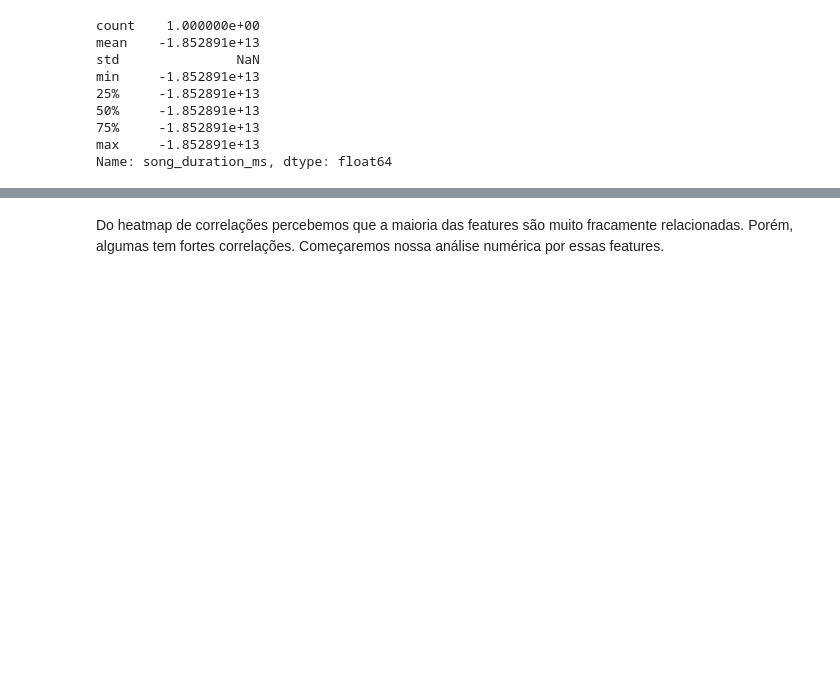
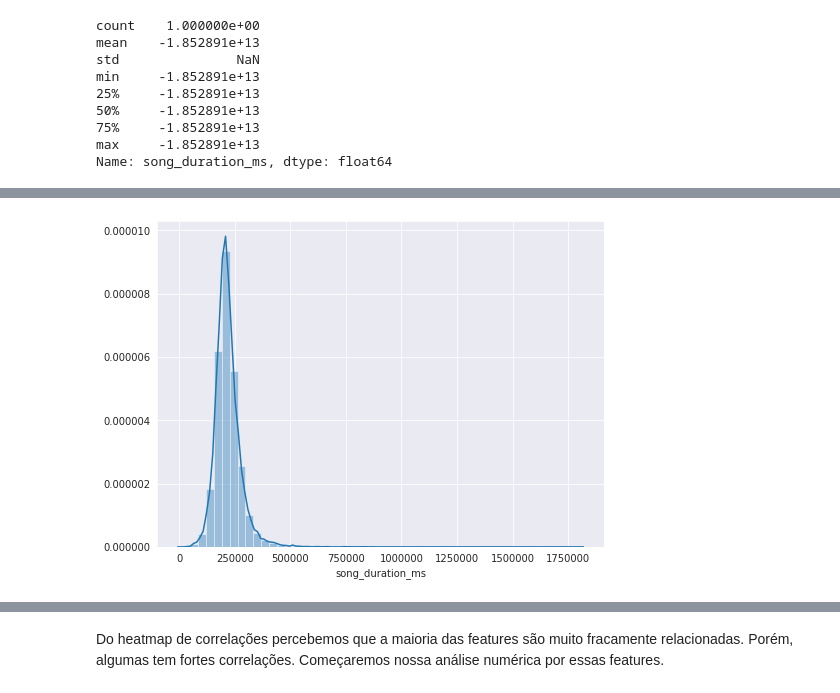
Before and after one commit to luish18/analise_dados_spotify, a Jupyter notebook: analise.ipynb, the cells around one changed output, grey strips where cells are left out. Cells and saved outputs as stored; diff of their text form; code cells hidden in the pictures; blank space fills up the shorter version.

```diff
--- a/analise.ipynb
+++ b/analise.ipynb
@@ -300,0 +283,6 @@ duration_positive.describe().T
+# %%
+plt.figure(figsize=(8,6))
+sns.distplot(df.song_duration_ms)
+plt.show()
+# %% [output]
+[figure, added]
```
Also changed, not shown: parts of 20 cells of this notebook.
